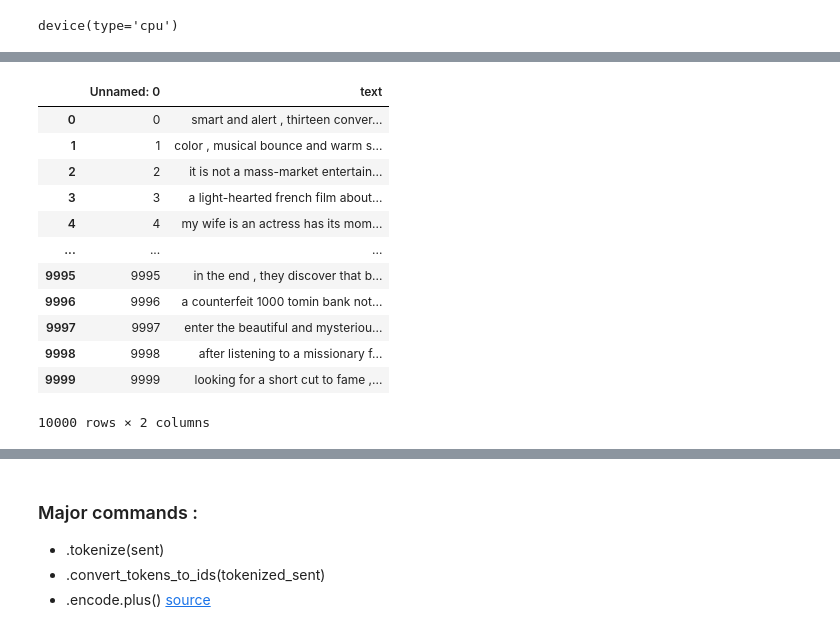
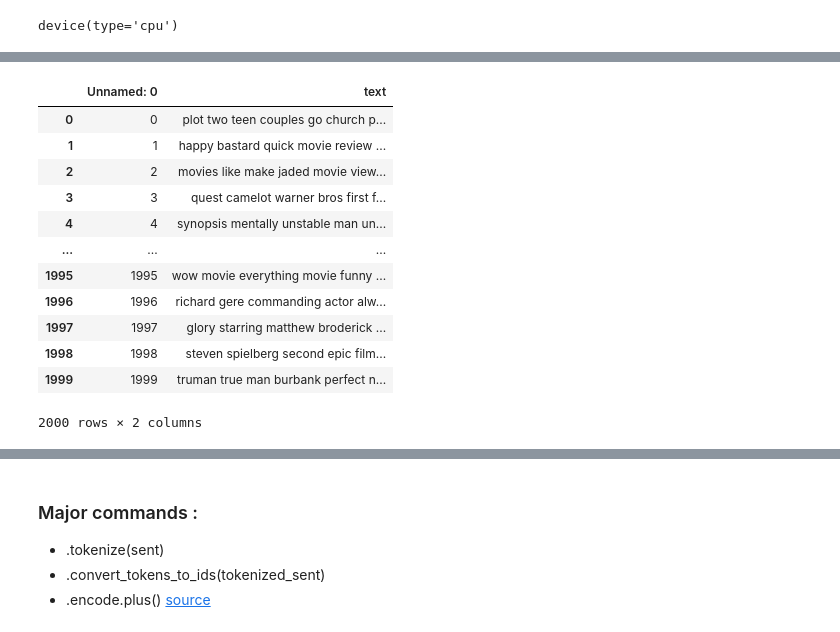
Before and after one commit to MatteoGuglielmi-tech/Polarity-and-Subjectivity-Detection, a Jupyter notebook: src/MyModel/BERT-Fine-Tuning.ipynb, the cells around one changed output, grey strips where cells are left out. Cells and saved outputs as stored; diff of their text form; code cells hidden in the pictures.

```diff
--- a/src/MyModel/BERT-Fine-Tuning.ipynb
+++ b/src/MyModel/BERT-Fine-Tuning.ipynb
@@ -74,16 +79,16 @@ movie_reviews
-# %%
-subj_obj_dataset
-# %% [output]
-|  | Unnamed: 0 | text |
-| 0 | 0 | smart and alert , thirteen conver... |
-| 1 | 1 | color , musical bounce and warm s... |
-| 2 | 2 | it is not a mass-market entertain... |
-| 3 | 3 | a light-hearted french film about... |
-| 4 | 4 | my wife is an actress has its mom... |
-| ... | ... | ... |
-| 9995 | 9995 | in the end , they discover that b... |
-| 9996 | 9996 | a counterfeit 1000 tomin bank not... |
-| 9997 | 9997 | enter the beautiful and mysteriou... |
-| 9998 | 9998 | after listening to a missionary f... |
-| 9999 | 9999 | looking for a short cut to fame ,... |
-10000 rows × 2 columns
+# %%
+movie_rews_clean
+# %% [output]
+|  | Unnamed: 0 | text |
+| 0 | 0 | plot two teen couples go church p... |
+| 1 | 1 | happy bastard quick movie review ... |
+| 2 | 2 | movies like make jaded movie view... |
+| 3 | 3 | quest camelot warner bros first f... |
+| 4 | 4 | synopsis mentally unstable man un... |
+| ... | ... | ... |
+| 1995 | 1995 | wow movie everything movie funny ... |
+| 1996 | 1996 | richard gere commanding actor alw... |
+| 1997 | 1997 | glory starring matthew broderick ... |
+| 1998 | 1998 | steven spielberg second epic film... |
+| 1999 | 1999 | truman true man burbank perfect n... |
+2000 rows × 2 columns
```
Also changed, not shown: parts of 15 cells of this notebook.
